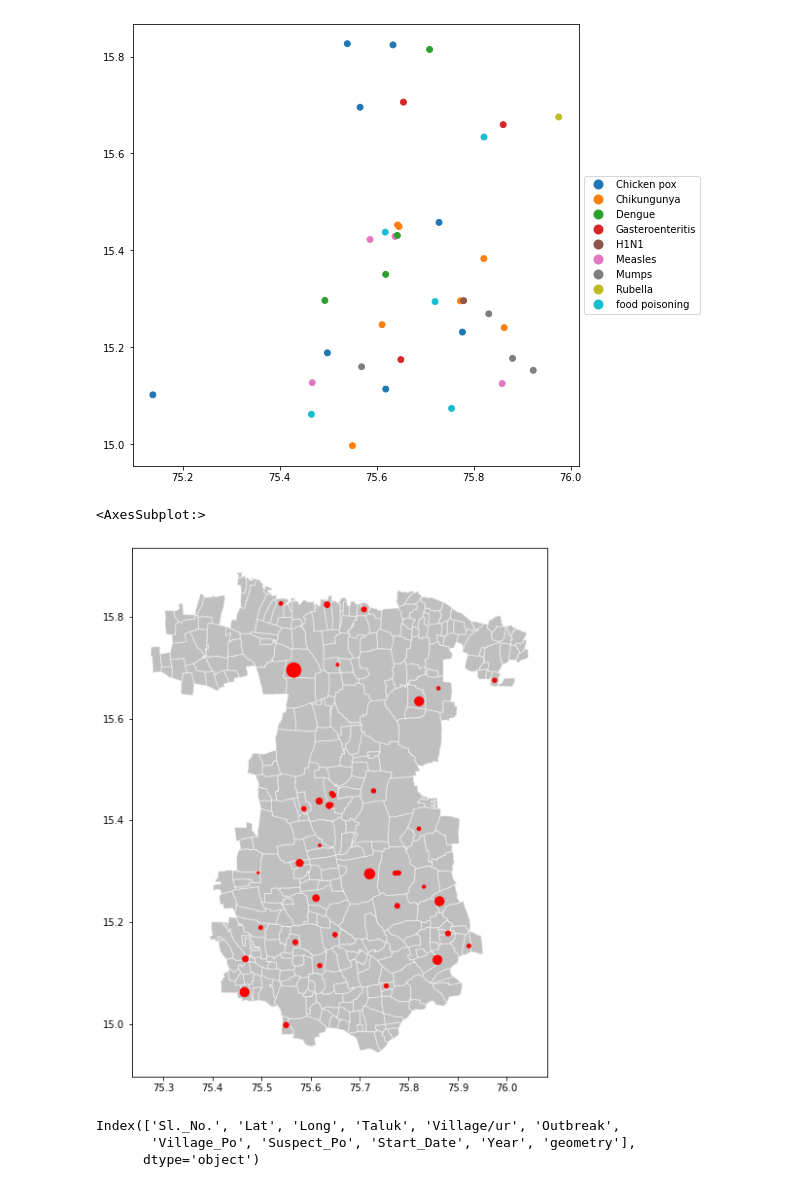
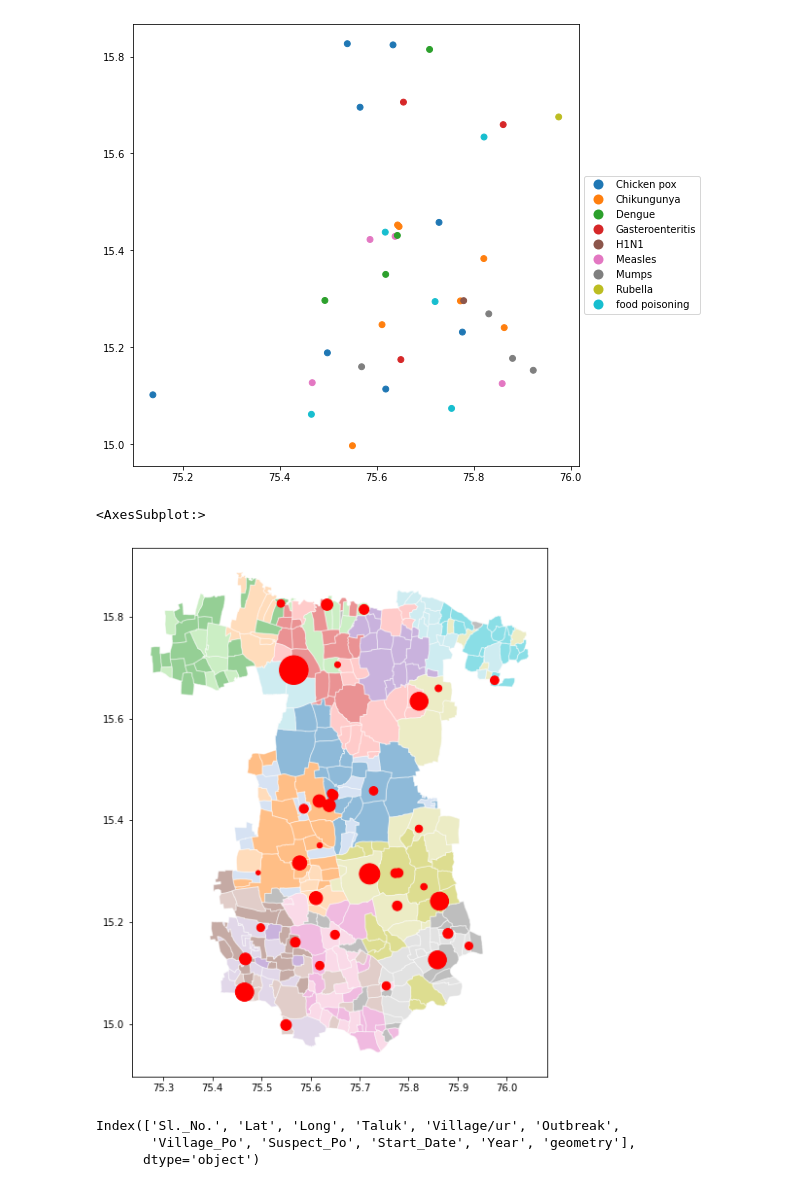
Before and after one commit to 92sagarchougule/GeoPandas, a Jupyter notebook: Spatial_Data_Visualisation.ipynb, the cells around one changed output. Cells and saved outputs as stored; diff of their text form; code cells hidden in the pictures.

```diff
--- a/Spatial_Data_Visualisation.ipynb
+++ b/Spatial_Data_Visualisation.ipynb
@@ -62,11 +62,12 @@ outbrk = fpd.read_file(r'C:\Users\Lenovo\Documents\GeoPandas\Nagveni_Mam\Outbrea
 # %%
 #vf.plot()
 # %%
-ax = vf.plot(color='gray',edgecolor='white', alpha=0.5, figsize = (10,10))
-outbrk.plot(ax=ax,color='red', figsize = (10,10),markersize=outbrk['Suspect_Po'])
+ax = vf.plot(color='gray',edgecolor='white', alpha=0.5, figsize = (10,10),cmap='tab20',legend=True,
+             legend_kwds={'loc': 'center left', 'bbox_to_anchor':(1,0.5)})
+outbrk.plot(ax=ax,color='red', marker='o',figsize = (10,10),markersize=outbrk['Suspect_Po']*4)
 # %% [output]
 <AxesSubplot:>
-[figure, old version]
+[figure, new version]
 # %%
 outbrk.columns
 # %% [output]
```
